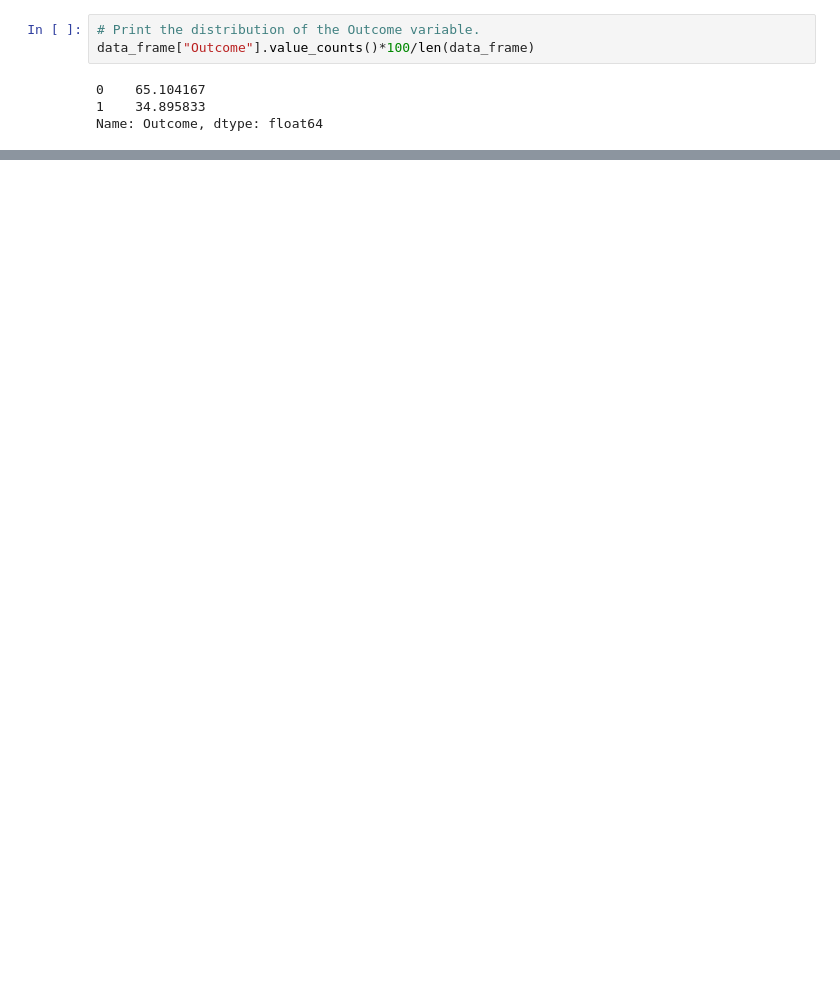
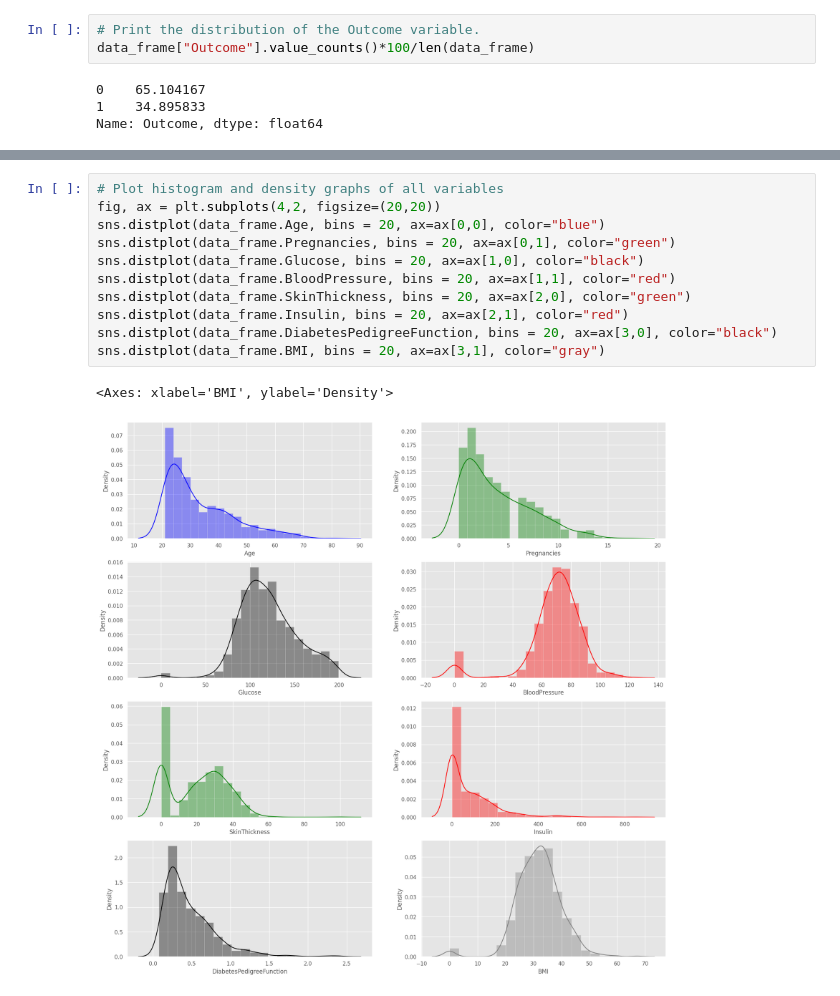
Before and after one commit to DurjoyAcharya/Diabetes-Prediction, a Jupyter notebook: Diabetes_Prediction.ipynb, the cells around one changed output, grey strips where cells are left out. Drawn from its saved outputs; the diff is of its cells as text; blank space fills up the shorter version.

```diff
--- a/Diabetes_Prediction.ipynb
+++ b/Diabetes_Prediction.ipynb
@@ -101,0 +115,14 @@ Name: Outcome, dtype: float64
+# %%
+# Plot histogram and density graphs of all variables
+fig, ax = plt.subplots(4,2, figsize=(20,20))
+sns.distplot(data_frame.Age, bins = 20, ax=ax[0,0], color="blue")
+sns.distplot(data_frame.Pregnancies, bins = 20, ax=ax[0,1], color="green")
+sns.distplot(data_frame.Glucose, bins = 20, ax=ax[1,0], color="black")
+sns.distplot(data_frame.BloodPressure, bins = 20, ax=ax[1,1], color="red")
+sns.distplot(data_frame.SkinThickness, bins = 20, ax=ax[2,0], color="green")
+sns.distplot(data_frame.Insulin, bins = 20, ax=ax[2,1], color="red")
+sns.distplot(data_frame.DiabetesPedigreeFunction, bins = 20, ax=ax[3,0], color="black")
+sns.distplot(data_frame.BMI, bins = 20, ax=ax[3,1], color="gray")
+# %% [output]
+<Axes: xlabel='BMI', ylabel='Density'>
+[figure, added]
```
Also changed, not shown: parts of 11 cells of this notebook.
